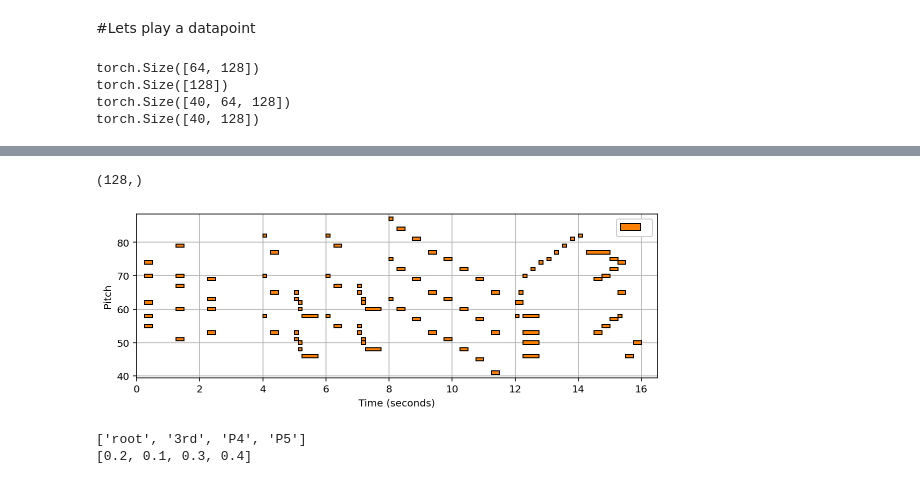
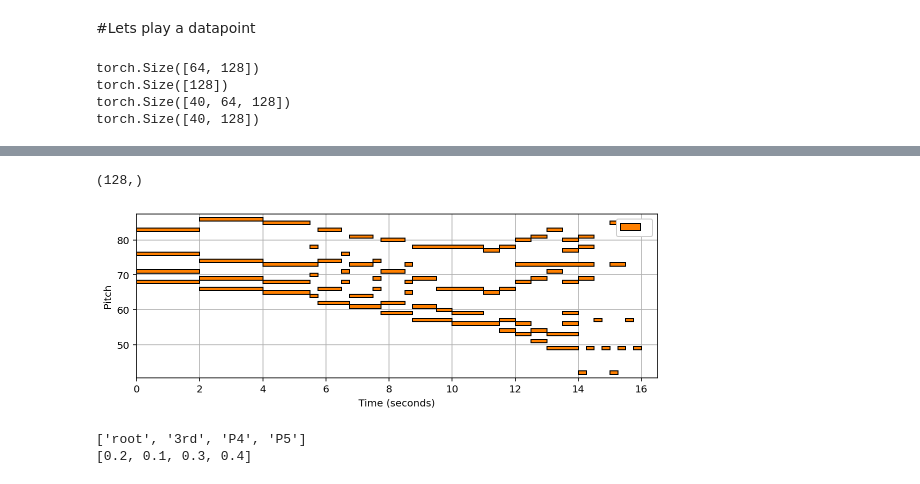
Before and after one commit to jmhuer/Fall2021MusicResearch, a Jupyter notebook: HarmonyReductionAndDecompostion/rulebased.ipynb, the cells around one changed output, grey strips where cells are left out. Drawn from its saved outputs; the diff is of its cells as text; code cells hidden in the pictures.

```diff
--- a/HarmonyReductionAndDecompostion/rulebased.ipynb
+++ b/HarmonyReductionAndDecompostion/rulebased.ipynb
@@ -254,34 +254,35 @@ ValueError: ignored
 import libfmp.c1
 import IPython.display
 index = 401 ## 11 66 & 0 & 1 500 omg 1021
 
 '''
 ba = ([BATCH, CHN=1, PITCH, TIME], [CSymbollabel], [CChangelabel])
 '''
 for i,ba in enumerate(dataset["train"]):
     if i == index:
         piano_roll = ba[0][:,0,:,:] #
         chords =  ba[1]
         # print(piano_roll)
         print(piano_roll[0].shape)
         print(chords[0].shape)
         print(piano_roll.shape)
         print(chords.shape)
+        break
 
 pm = play_and_write(piano_roll[0] , name="test", play=True)
 visualize(pm)
 
 
 
 print(d.shape)
 # %% [output]
 torch.Size([64, 128])
 torch.Size([128])
 torch.Size([40, 64, 128])
 torch.Size([40, 128])
 [interactive output not drawn]
 (128,)
-[figure, old version]
+[figure, new version]
 # %%
 import numpy as np
 import copy
```
Also changed, not shown: parts of 2 cells of this notebook.
